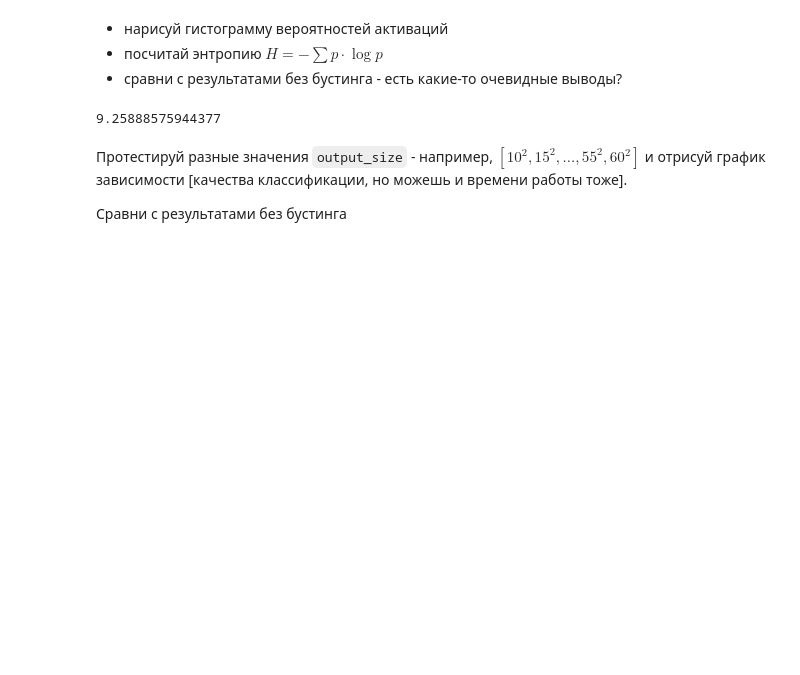
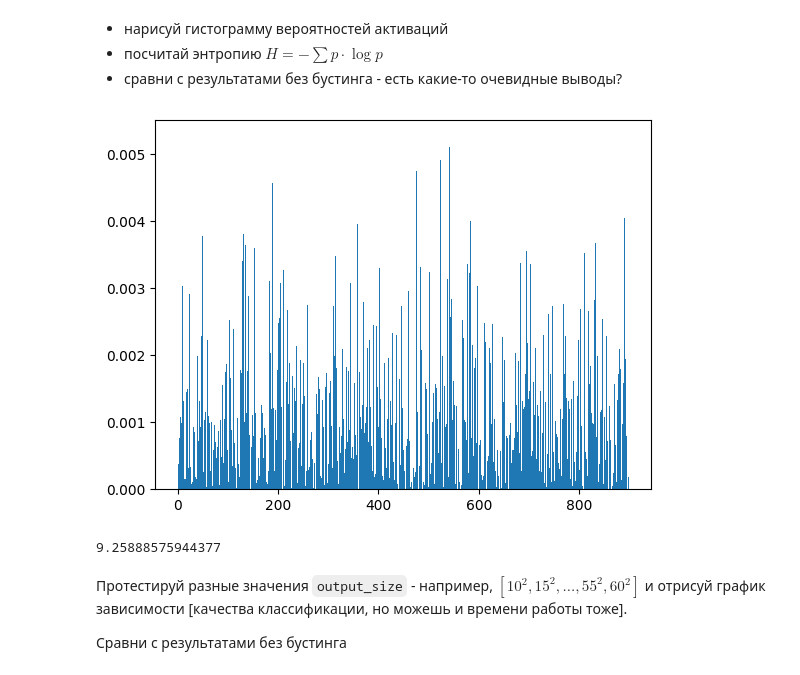
Before and after one commit to Rodyarad/cds_internship_tasks_sp, a Jupyter notebook: sp.ipynb, the cells around one changed output. Drawn from its saved outputs; the diff is of its cells as text; code cells hidden in the pictures; blank space fills up the shorter version.

Commit message:
added a histogram for SP with boosting

```diff
--- a/sp.ipynb
+++ b/sp.ipynb
@@ -513,12 +512,16 @@ Wall time: 18.7 s
 - посчитай энтропию $H = -\sum p \cdot \log p$
 - сравни с результатами без бустинга - есть какие-то очевидные выводы?
 # %%
+plt.hist(sp.count_active, bins=sp.output_size, density = True)
+plt.show()
+
 from scipy.stats import entropy
 number_of_entries = []
 for index in range(sp.output_size):
   number_of_entries.append(np.count_nonzero(sp.count_active == index))
 entropy(number_of_entries/np.sum(number_of_entries), base=2)
 # %% [output]
+[figure, added]
 9.25888575944377
 # %% [markdown]
 Протестируй разные значения `output_size` - например, $[10^2, 15^2,..., 55^2, 60^2]$ и отрисуй график зависимости [качества классификации, но можешь и времени работы тоже].
```
Also changed, not shown: parts of 8 cells of this notebook.
